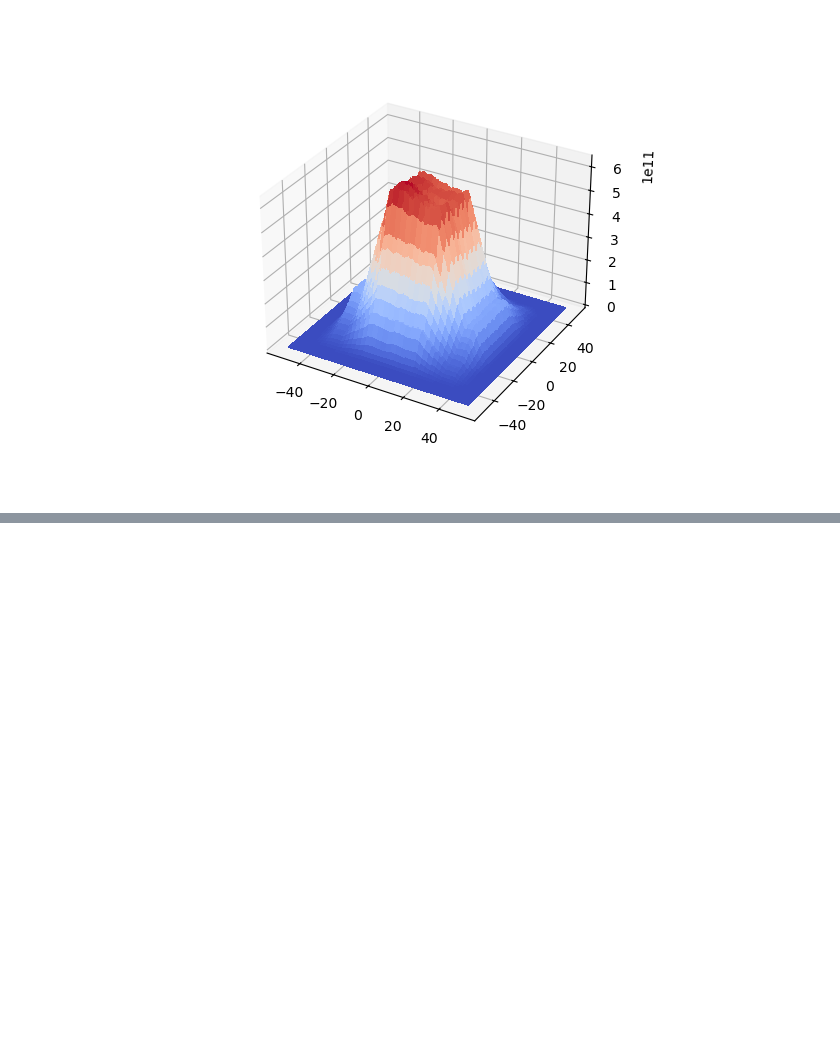
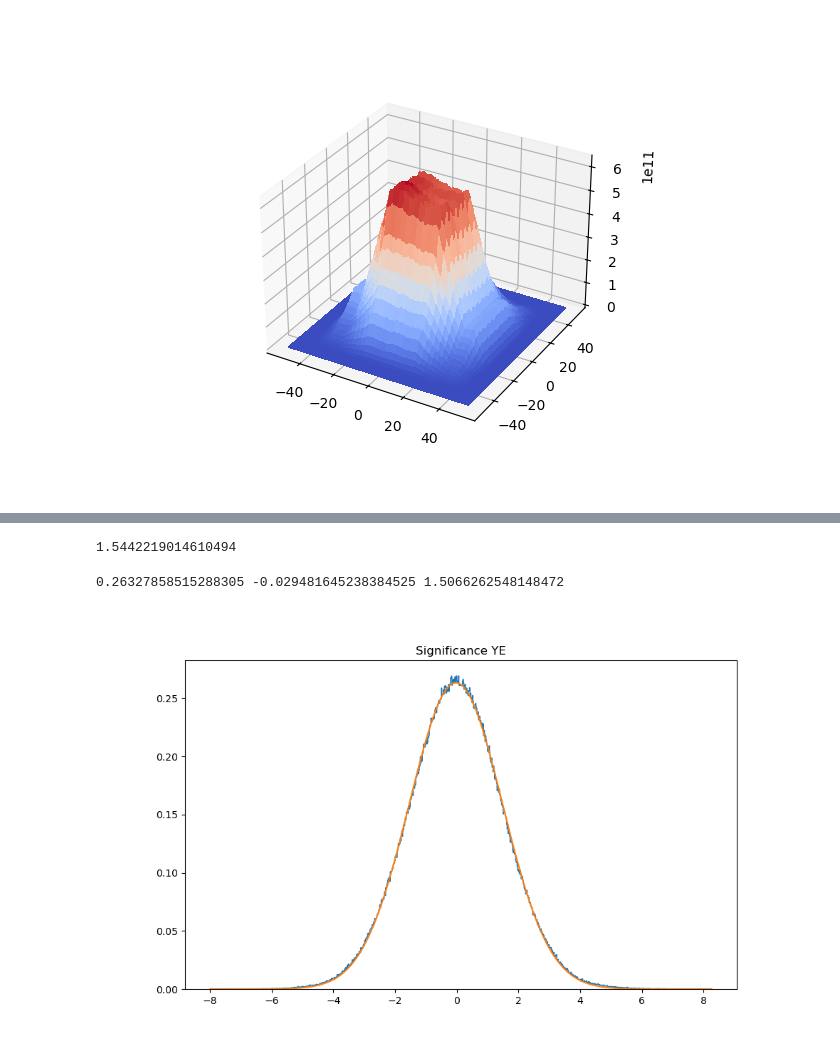
Before and after one commit to yuri-evangelista/CodedMasks, a Jupyter notebook: test_var_balancing.ipynb, the cells around one changed output, grey strips where cells are left out. Cells and saved outputs as stored; diff of their text form; code cells hidden in the pictures; blank space fills up the shorter version.

```diff
--- a/test_var_balancing.ipynb
+++ b/test_var_balancing.ipynb
@@ -118,0 +159,25 @@ plt.show()
+# %%
+print(np.std(skysign_cut))
+# %% [output]
+1.5442219014610494
+# %%
+from scipy.optimize import curve_fit
+def gauss(x, A, x0, sigma):
+    return A * np.exp(-(x - x0)**2 / (2 * sigma**2))
+
+
+hsign, bins = np.histogram(skysign_cut, bins=1000,  density=True)
+
+binscenters = np.array([0.5 * (bins[i] + bins[i+1]) for i in range(len(bins)-1)])
+
+popt, pcov = curve_fit(gauss, xdata=binscenters, ydata=hsign, p0=[1, 0, 1.0])
+print(*popt)
+
+plt.figure(figsize=(10, 6), label="Sign")
+plt.title("Significance YE")
+plt.stairs(hsign, bins)
+plt.plot(binscenters, gauss(binscenters, *popt))
+plt.show()
+# %% [output]
+0.26327858515288305 -0.029481645238384525 1.5066262548148472
+[figure, added]
```
Also changed, not shown: parts of 12 cells of this notebook.
